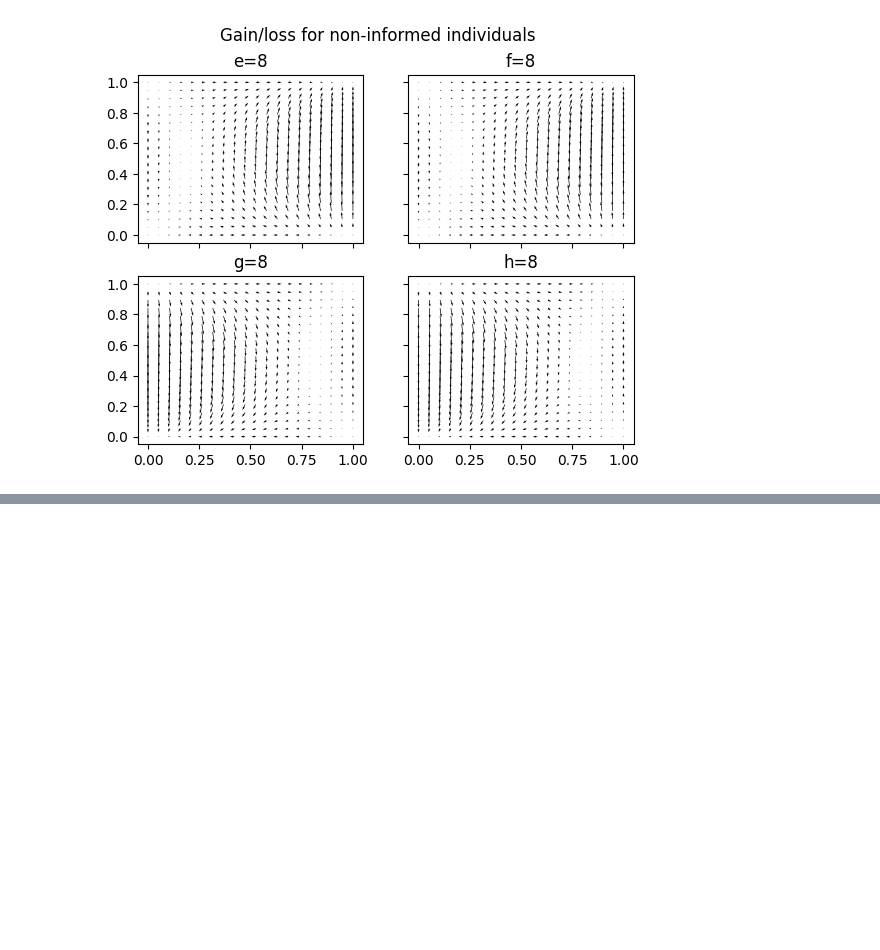
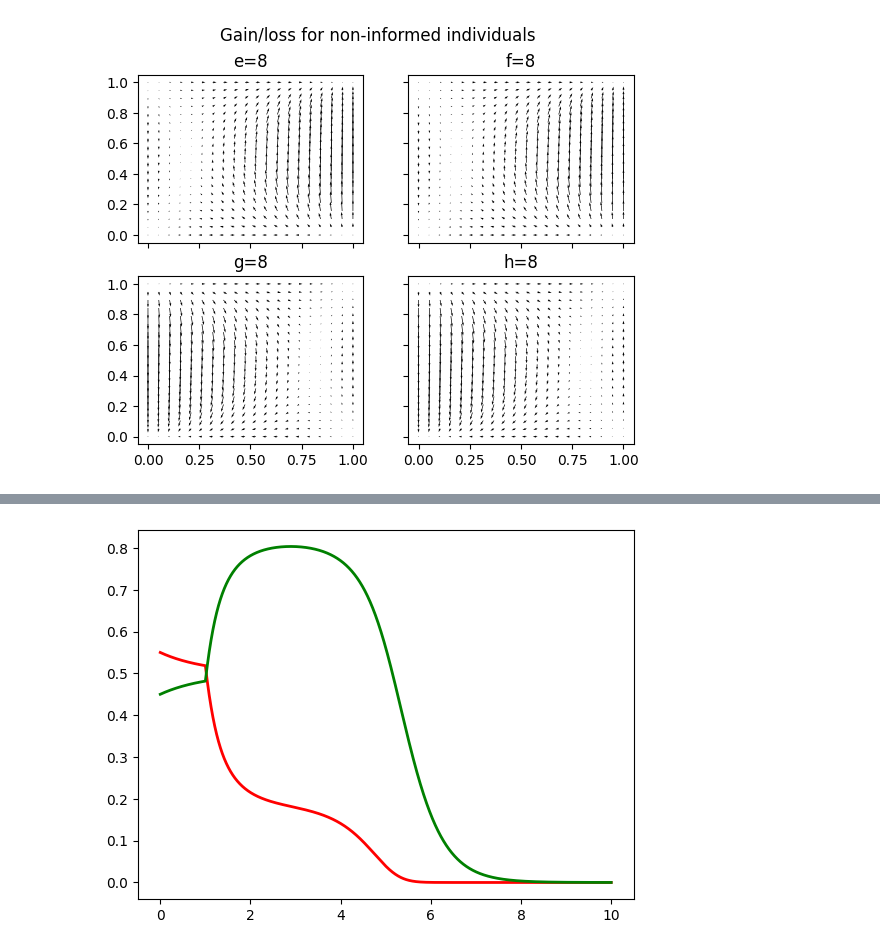
Before and after one commit to aslik97/SpreadOfRumors, a Jupyter notebook: rumor spread.ipynb, the cells around one changed output, grey strips where cells are left out. Saved outputs shown, nothing was run; the diff lists cells and outputs as text; code cells hidden in the pictures; blank space fills up the shorter version.

```diff
--- a/rumor spread.ipynb
+++ b/rumor spread.ipynb
@@ -299,0 +344,79 @@ for ax in fig.get_axes():
+# %%
+# model parameters
+
+a_1=1
+b_1=1
+c_1=1
+d_1=1
+e_1=1
+f_1=1
+g_1=1
+h_1=1
+
+H1_1= a_1+c_1+e_1+g_1
+H2_1= b_1+d_1+f_1+h_1
+K1_1= -c_1-g_1
+K2_1= -h_1-f_1
+
+#new parameters after a certain time point
+
+a_2=1
+b_2=1
+c_2=8
+d_2=8
+e_2=1
+f_2=1
+g_2=1
+h_2=1
+
+H1_2= a_2+c_2+e_2+g_2
+H2_2= b_2+d_2+f_2+h_2
+K1_2= -c_2-g_2
+K2_2= -h_2-f_2
+
+
+dt = 0.001; max_time = 10
+time_point = 1
+
+# initial time and proportions
+t = 0; x = 0.55 ; y = 0.45
+
+# empty lists in which to store time and proportions
+t_list = []; x_list = []; y_list = []
+
+# initialize lists
+t_list.append(t); x_list.append(x); y_list.append(y)
+
+
+
+
+while t < time_point:
+    # calc new values for t, x, y
+    t = t + dt
+    x = x + x*(1-x)*(y*H1_1 + K1_1)*dt
+    y = y + y*(1-y)*(x*H2_1 + K2_1)*dt
+
+
+    # store new values in lists
+    t_list.append(t)
+    x_list.append(x)
+    y_list.append(y)
+
+
+
+while t < max_time:
+    # calc new values for t, x, y
+    t = t + dt
+    x = x + x*(1-x)*(y*H1_2 + K1_2)*dt
+    y = y + y*(1-y)*(x*H2_2 + K2_2)*dt
+
+
+    # store new values in lists
+    t_list.append(t)
+    x_list.append(x)
+    y_list.append(y)
+
+# Plot the results
+p = plt.plot(t_list, x_list, 'r', t_list, y_list, 'g', linewidth = 2)
+# %% [output]
+[figure, added]
```
Also changed, not shown: parts of 7 cells of this notebook.
